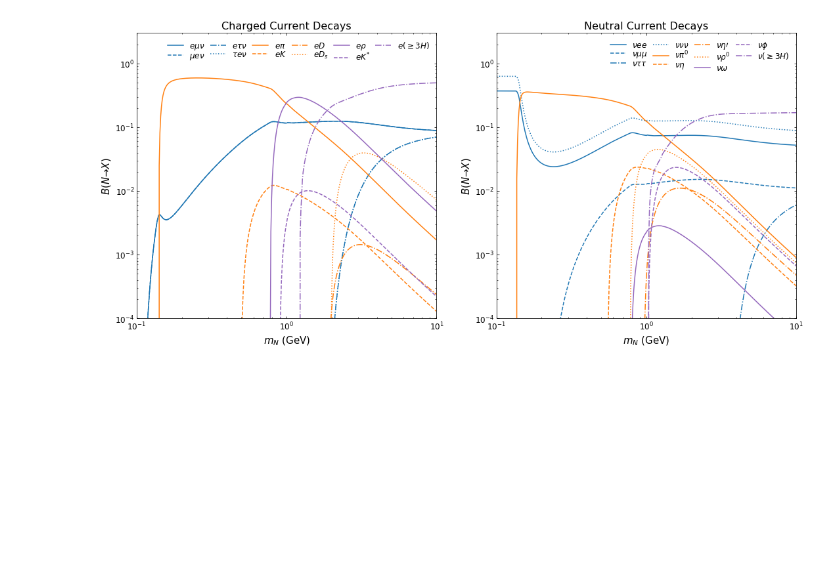
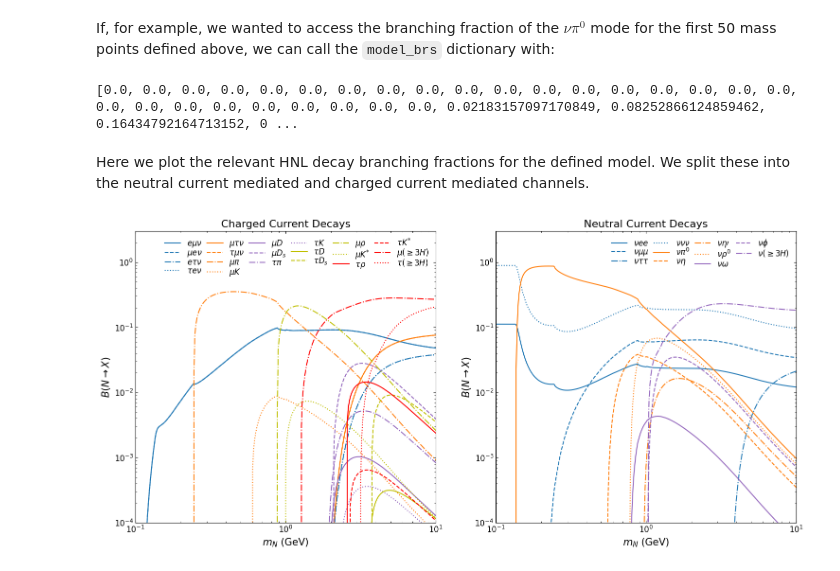
Before and after one commit to laroccod/HNLCalc, a Jupyter notebook: Example.ipynb, the cells around one changed output. Cells and saved outputs as stored; diff of their text form; code cells hidden in the pictures; blank space fills up the shorter version.

Commit message:
5/13 Update
Changes to make the Example Notebook more readable and user friendly. Incorporated integration functions into Utility class.

```diff
--- a/Example.ipynb
+++ b/Example.ipynb
@@ -11 +16,3 @@ masses =  np.logspace(-1,1, 401)
+# %%
+hnl = HNLCalc(ve=0, vmu=1, vtau=1)
 # %% [markdown]
@@ -15,11 +143,7 @@ hnl.get_br_and_ctau(mpts = masses)
 # %%
 print(f"Active Decay Modes:\n")
-for channel in hnl.modes_active.keys():
-    string = ""
-    if channel not in ['nuqq','lud']:
-        for mode in hnl.modes_active[channel]:
-            string += f" {mode},"
-        print(f"{channel}: "+string[:-1]+"\n")
+for mode in hnl.decay_modes:
+       print(f"{mode}")
 # %% [output]
 Active Decay Modes:
 
@@ -43,49 +167,60 @@ nuhad:  ('nu', 'had')
+# %%
+masses, coupling = np.logspace(-1,1, 401), 1e-3
+
+hnl.get_br_and_ctau(mpts = masses,coupling = coupling)
+# %% [markdown]
+If, for example, we wanted to access the branching fraction of the $\nu\pi^0$ mode for the first 50 mass points defined above, we can call the `model_brs` dictionary with:
+# %%
+print(hnl.model_brs[('nu','pi0')][:50])
+# %% [output]
+[0.0, 0.0, 0.0, 0.0, 0.0, 0.0, 0.0, 0.0, 0.0, 0.0, 0.0, 0.0, 0.0, 0.0, 0.0, 0.0, 0.0, 0.0, 0.0, 0.0, 0.0, 0.0, 0.0, 0.0, 0.0, 0.0, 0.0, 0.02183157097170849, 0.08252866124859462, 0.16434792164713152, 0 ...
+# %% [markdown]
+Here we plot the relevant HNL decay branching fractions for the defined model. We split these into the neutral current mediated and charged current mediated channels.
 # %%
+#setup figures
 fig,(ax,ax1) = plt.subplots(1,2)
 
+#define custom color cycler
 custom_cycler = (cycler(color=['tab:blue','tab:orange','tab:purple', 'y', 'r','green','c'])*
                  cycler(ls=['-', '--', '-.', 'dotted']))
 
 ax.set_prop_cycle(custom_cycler)
 ax1.set_prop_cycle(custom_cycler)
 
 fig.set_size_inches(18,8, forward=True)
 
 ax.set_title(r"Charged Current Decays",fontsize = 16)
 ax1.set_title(r"Neutral Current Decays",fontsize = 16)
 
 for a in [ax,ax1]:
 
     a.set(xscale = 'log', yscale = 'log',xlim=(1e-1,1e1),ylim = (1e-4,3))
 
     a.tick_params(axis='both', which='major',direction='in',top=True,right=True)
 
     a.tick_params(axis='both', which='minor',direction='in',top=True,right=True)
 
     a.set_xlabel(r"$m_N$ (GeV)",fontsize=15)
     a.set_ylabel(r"$B(N\to X)$",fontsize=15)
     a.tick_params(axis='x', labelsize=12)
     a.tick_params(axis='y', labelsize=12)
 
-for channel in ['null','nu3','nuP','nuV','nuhad']:
-    for mode in hnl.modes_active[channel]:
-        label = r""
-        for p in mode: label += HNLCalc.plot_labels_neut[p]
-        ax1.plot(masses,hnl.model_brs[channel][mode], label =label)
+#plot model brs
+for mode in hnl.decay_modes:
 
+    label = r""
+    for p in mode: label += hnl.plot_labels_neut[p]
 
-for channel in ['llnu','lP','lV','lhad']:
-    for mode in hnl.modes_active[channel]:
-        if 'anti_' not in mode[0]:
-            label = r""
-            for p in mode: label += HNLCalc.plot_labels_neut[p]
-            ax.plot(masses,2*np.array(hnl.model_brs[channel][mode]), label =label)
+    if mode[0] == 'nu': ax1.plot(masses,hnl.model_brs[mode], label =label)
+
+    elif mode[0] != 'nu' and 'anti_' not in mode[0]: ax.plot(masses,2*np.array(hnl.model_brs[mode]), label =label)
+
 
 ax.legend(prop={'size': 12},loc='upper right',frameon=False,ncol=6,labelspacing=0,columnspacing = .65)
 ax1.legend(prop={'size': 12},loc='upper right',frameon=False,ncol=4,labelspacing=0,columnspacing = .65)
 
 
 
-fig.savefig(f'HNL Decay Br.pdf',format='pdf',bbox_inches='tight')
+fig.savefig(f'HNL Decay.pdf',format='pdf',bbox_inches='tight')
 # %% [output]
-[figure, old version]
+[figure, new version]
```
Also changed, not shown: parts of 24 cells of this notebook, 6 other files.
